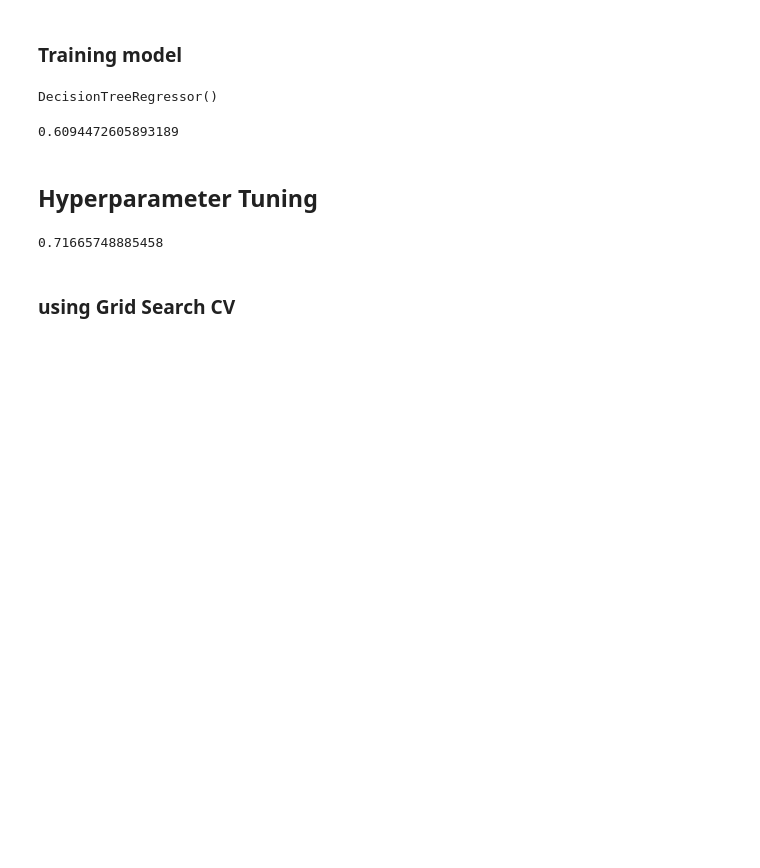
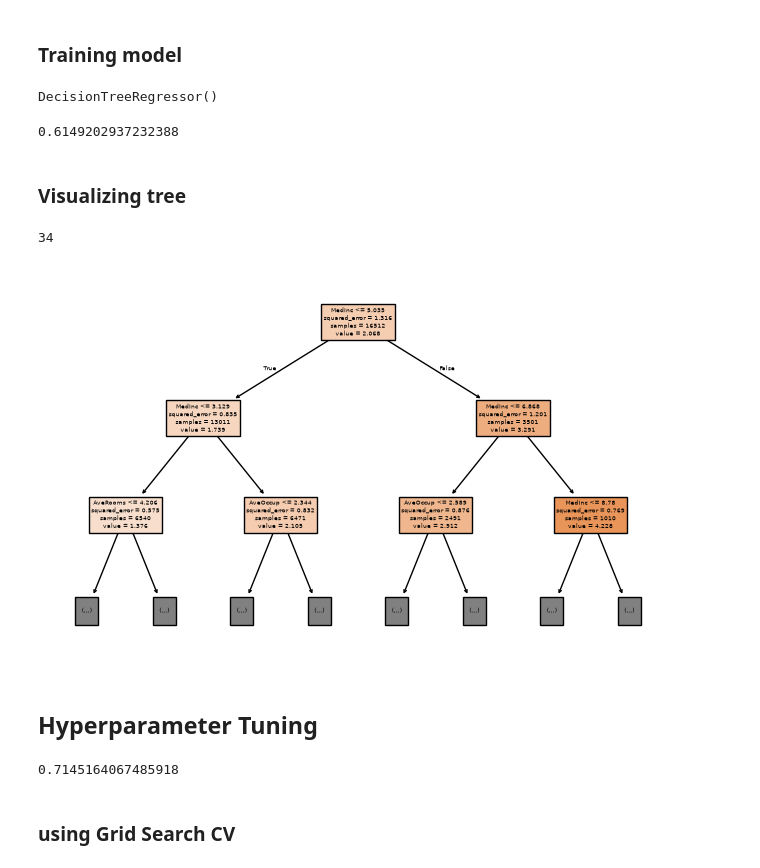
Before and after one commit to GautamKr2/Machine_Learning, a Jupyter notebook: Decision_Tree/dt_regression_eg.ipynb, the cells around one changed output. Saved outputs shown, nothing was run; the diff lists cells and outputs as text; code cells hidden in the pictures; blank space fills up the shorter version.

Commit message:
Decision Tree Regressor

```diff
--- a/Decision_Tree/dt_regression_eg.ipynb
+++ b/Decision_Tree/dt_regression_eg.ipynb
@@ -7,5 +7,5 @@ import numpy as np
 import pandas as pd
 from sklearn.datasets import fetch_california_housing
 # %%
-boston = fetch_california_housing()
+data = fetch_california_housing()
 # %%
@@ -24,8 +24,8 @@ boston.target_names
 # %% [output]
 ['MedHouseVal']
 # %%
-df = pd.DataFrame(boston.data, columns=boston.feature_names)
-df['target'] = boston.target
+df = pd.DataFrame(data.data, columns=data.feature_names)
+df['target'] = data.target
 df.head()
 # %% [output]
 |  | MedInc | HouseAge | AveRooms | AveBedrms | Population | AveOccup | Latitude | Longitude | target |
@@ -66,4 +66,10 @@ from sklearn.metrics import r2_score
 # %%
 r2_score(y_test, y_pred)
 # %% [output]
-0.6094472605893189
+0.6149202937232388
+# %% [markdown]
+### Visualizing tree
+# %%
+dt_regressor.get_depth()
+# %% [output]
+34
@@ -70,3 +79,9 @@ r2_score(y_test, y_pred)
+# %%
+plt.figure(figsize=(8,5))
+plot_tree(dt_regressor, feature_names=x.columns, max_depth=2, filled=True)
+plt.show()
+# %% [output]
+[figure, added]
 # %% [markdown]
 ## Hyperparameter Tuning
 # %%
@@ -74,7 +89,7 @@ dt_reg = DecisionTreeRegressor(criterion='poisson', max_depth=9)  # criterion =
 dt_reg.fit(x_train, y_train)
 r2_score(y_test, dt_reg.predict(x_test))
 # %% [output]
-0.71665748885458
+0.7145164067485918
 # %% [markdown]
 ### using Grid Search CV
 # %%
```
Also changed, not shown: parts of 6 cells of this notebook, 1 other file.
